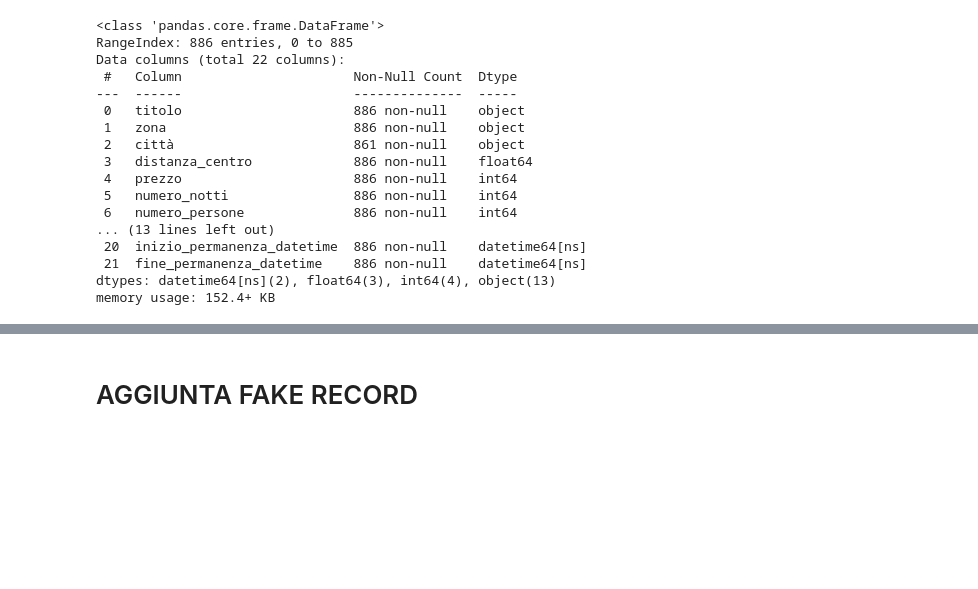
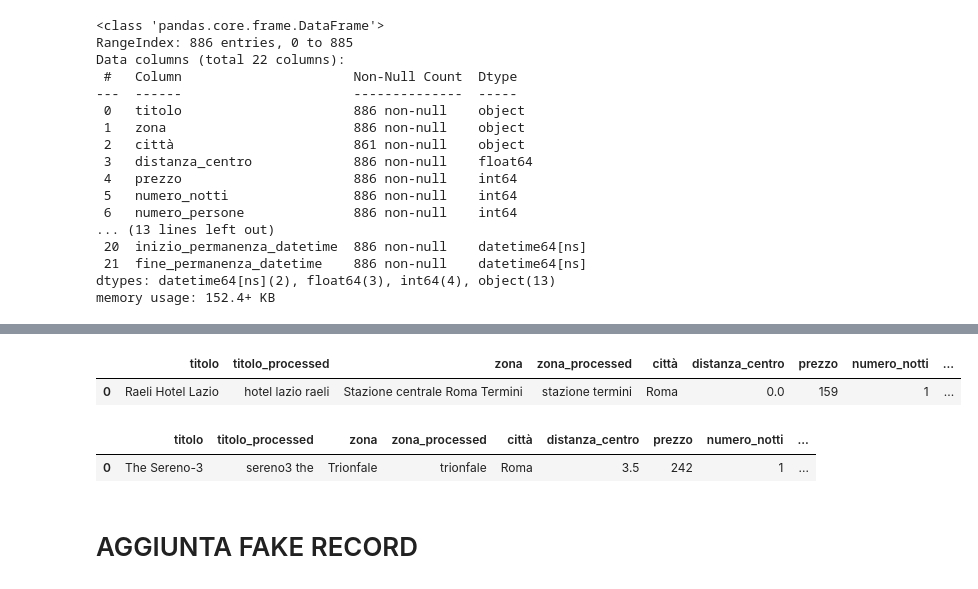
Before and after one commit to mattiamanna2203/RecordLinkage, a Jupyter notebook: Data Product/Cleaning_pipeline.ipynb, the cells around one changed output, grey strips where cells are left out. Saved outputs shown, nothing was run; the diff lists cells and outputs as text; code cells hidden in the pictures; blank space fills up the shorter version.

```diff
--- a/Data Product/Cleaning_pipeline.ipynb
+++ b/Data Product/Cleaning_pipeline.ipynb
@@ -763,2 +572,33 @@ booking_reduced.shape
+# %%
+agoda.insert(loc = 3,
+             column = 'zona_processed',
+             value = agoda['zona']
+                        .str.lower()  # tutto minuscolo
+                        .str.replace(r'\s*-\s*.*$', '', regex=True)  # rimuove tutto dopo il trattino incluso
+                        .str.replace(r',?\s*roma\b', '', regex=True)  # rimuove "roma" opzionalmente preceduta da virgola
+                        .str.replace(r'\bcentrale\b', '', regex=True)  # rimuove "centrale" come parola intera
+                        .str.replace(r'\b(rione|piazza|fontana|di|del|e|città|citta|citt)\b', '', regex=True)  # rimuove parole specificate
+                        .str.replace(r'\s+', ' ', regex=True)  # rimuove spazi multipli eventualmente lasciati
+                        .str.strip()  # rimuove spazi iniziali/finali
+            )
+
+booking.insert(loc = 3,
+                column = 'zona_processed',
+                value = booking['zona']
+                        .str.lower()  # tutto minuscolo
+                        .str.replace(r',?\s*roma\b', '', regex=True)  # rimuove "roma" opzionalmente preceduta da virgola
+                        .str.replace(r'\bcentrale\b', '', regex=True)  # rimuove "centrale" come parola intera
+                        .str.replace(r'\b(rione|piazza|fontana|di|del|e|città|citta|citt)\b', '', regex=True)  # rimuove parole specificate
+                        .str.replace(r'\s+', ' ', regex=True)  # rimuove spazi multipli eventualmente lasciati
+                        .str.strip()
+            )
+# %%
+display(agoda.head(1))
+display(booking.head(1))
+# %% [output]
+|  | titolo | titolo_processed | zona | zona_processed | città | distanza_centro | prezzo | numero_notti | ... |
+| 0 | Raeli Hotel Lazio | hotel lazio raeli | Stazione centrale Roma Termini | stazione termini | Roma | 0.0 | 159 | 1 | ... |
+|  | titolo | titolo_processed | zona | zona_processed | città | distanza_centro | prezzo | numero_notti | ... |
+| 0 | The Sereno-3 | sereno3 the | Trionfale | trionfale | Roma | 3.5 | 242 | 1 | ... |
 # %% [markdown]
 # AGGIUNTA FAKE RECORD
```
Also changed, not shown: parts of 58 cells of this notebook, 2 other files.
